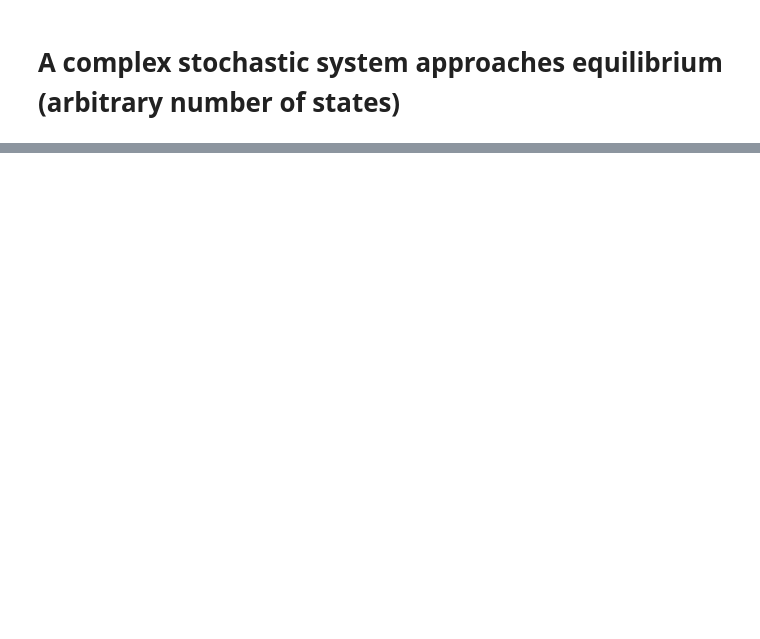
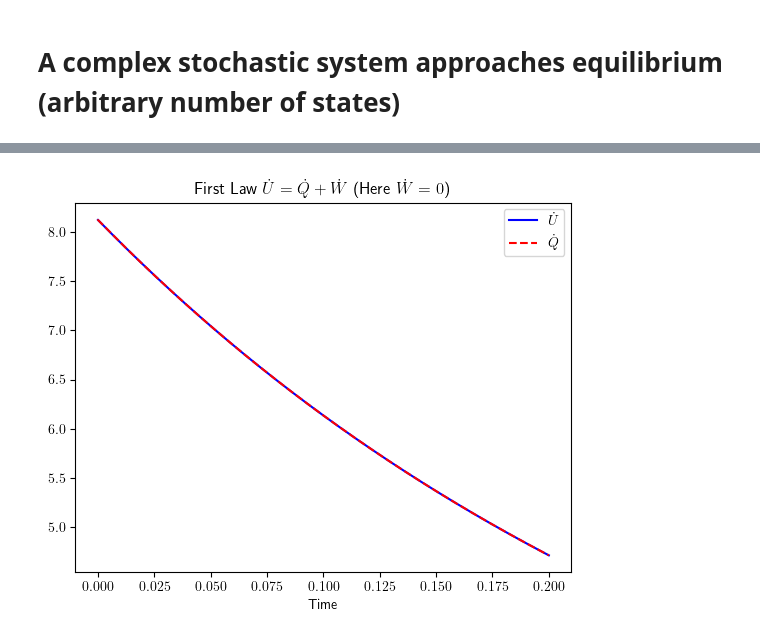
Before and after one commit to brendangerardlucas/math-notes, a Jupyter notebook: stochastic_complexity_simulation.ipynb, the cells around one changed output, grey strips where cells are left out. Drawn from its saved outputs; the diff is of its cells as text; code cells hidden in the pictures; blank space fills up the shorter version.

```diff
--- a/stochastic_complexity_simulation.ipynb
+++ b/stochastic_complexity_simulation.ipynb
@@ -77,0 +96,16 @@ plt.show()
+# %%
+def entropy_production_rate(W, p):
+    # W is the transition rate matrix, p is the probability distribution
+    S_dot_i = 0
+    for i in range(len(p)): # Row index
+        for j in range(len(p)): # Column index
+            S_dot_i += W[i, j] * p[j] * np.log(W[i, j]*p[j] / W[j, i] / p[i])
+    return S_dot_i
+
+def entropy_flow_rate(W, p):
+    # W is the transition rate matrix, p is the probability distribution
+    S_dot_e = 0
+    for i in range(len(p)): # Row index
+        for j in range(len(p)): # Column index
+            S_dot_e += W[i, j] * p[j] * np.log(W[j, i] / W[i, j])
+    return S_dot_e
@@ -77,0 +122,65 @@ plt.show()
+# %%
+expectation_value = lambda probabilities, function_values: probabilities.dot(function_values)
+covariance = lambda probabilities, function_values, gunction_values: expectation_value(probabilities, function_values*gunction_values) - expectation_value(probabilities, function_values)*expectation_value(probabilities, gunction_values)
+variance = lambda probabilities, function_values: covariance(probabilities, function_values, gunction_values=function_values)
+# %%
+plt.rcParams['text.usetex'] = True
+def compute_thermodynamics(time_series, probabilities, energy_levels, transition_rate_matrix, k_B=1, temperature=1):
+
+    probability_rates = np.array([np.gradient(probability_series, time_series) for probability_series in probabilities])
+
+    surprisals = -np.log(probabilities)
+    surprisal_rates = np.array([np.gradient(surprisal_series, time_series) for surprisal_series in surprisals])
+
+    internal_energy_series = np.array([expectation_value(probabilities.T[i], energy_levels) for i, t in enumerate(time_series)])
+    entropy_series = np.array([expectation_value(probabilities.T[i], surprisals.T[i]) for i, _ in enumerate(time_series)])
+
+    # Stochastic first law of thermodynamics
+    internal_energy_rate_series = np.gradient(internal_energy_series, time_series)
+    heat_rate_series = np.array([-covariance(probabilities.T[i], surprisal_rates.T[i], energy_levels) for i, t in enumerate(time_series)])
+    # There is no mechanical work in this simulation.
+
+    plt.plot(time_series, internal_energy_rate_series, color='blue', label=r'$\dot{U}$')
+    plt.plot(time_series, heat_rate_series, linestyle='dashed', color='red', label=r'$\dot{Q}$')
+    plt.title(r'First Law $\dot{U} = \dot{Q} + \dot{W}$ (Here $\dot{W}=0$)')
+    plt.xlabel('Time')
+    plt.legend()
+    plt.show()
+
+    entropy_rate_series = np.gradient(entropy_series, time_series)
+    entropy_production_rate_series = np.array([entropy_production_rate(W=transition_rate_matrix, p=p) for p in probabilities.T])
+    entropy_flow_rate_series = np.array([entropy_flow_rate(W=transition_rate_matrix, p=p) for p in probabilities.T])
+
+    plt.plot(time_series, entropy_production_rate_series, color='red', label=r'$\dot{S}_i$')
+    plt.plot(time_series, entropy_flow_rate_series, color='blue', label=r'$\dot{S}_e$')
+    plt.plot(time_series, entropy_rate_series, color='purple', label=r'$\dot{S}$')
+    plt.plot(time_series, entropy_production_rate_series+entropy_flow_rate_series, linestyle='dashed', color='pink', label=r'$\dot{S}_i+\dot{S}_e$')
+    plt.xlabel('Time')
+    plt.legend()
+    plt.title(r'Second Law $\dot{S}=\dot{S}_i + \dot{S}_e$')
+    plt.show()
+
+    ## Compute the steady state equillibrium distribution
+    #nullspace = null_space(transition_rate_matrix)
+    #boltzmann_factors = np.squeeze(nullspace)
+    #partition_function = np.sum(boltzmann_factors)
+    #equilibrium_distribution = boltzmann_factors/partition_function
+    #
+    ## The free energy difference from equilibrium is a Kullback-leibler divergence
+    #nonequilibrium_free_energy_series = internal_energy_rate_series - temperature * entropy_series
+    #free_energy_difference_from_equilibrium_series = nonequilibrium_free_energy_series + k_B * temperature * np.log(partition_function)
+    #kullback_leibler_divergence_from_equilibrium_series = np.array([kullback_leibler_divergence(p, equilibrium_distribution) for p in probabilities.T])
+
+    # The Fisher information is a thermodynamic speed limit
+    fisher_information_series = np.array([variance(probabilities.T[i], surprisal_rates.T[i]) for i, t in enumerate(time_series)])
+    surprisal_variance_series = np.array([variance(probabilities.T[i], surprisals.T[i]) for i, t in enumerate(time_series)])
+
+    plt.plot(time_series, entropy_rate_series**2 / surprisal_variance_series, color='black', label=r'$|\dot{S}|^2/\sigma[I]^2$')
+    plt.plot(time_series, fisher_information_series, linestyle='dashed', color='blue', label=r'$\mathcal{I}_{\mathcal{F}}(t)$')
+    plt.xlabel('Time')
+    plt.legend()
+    plt.title(r'TIUR $\mathcal{I}_{\mathcal{F}} \geq |\dot{S}|^2/\sigma[I]^2$')
+    plt.show()
+compute_thermodynamics(times, probabilities, energies, many_states_matrix)
+# %% [output]
+[figure, added]
```
Also changed, not shown: parts of 13 cells of this notebook.
